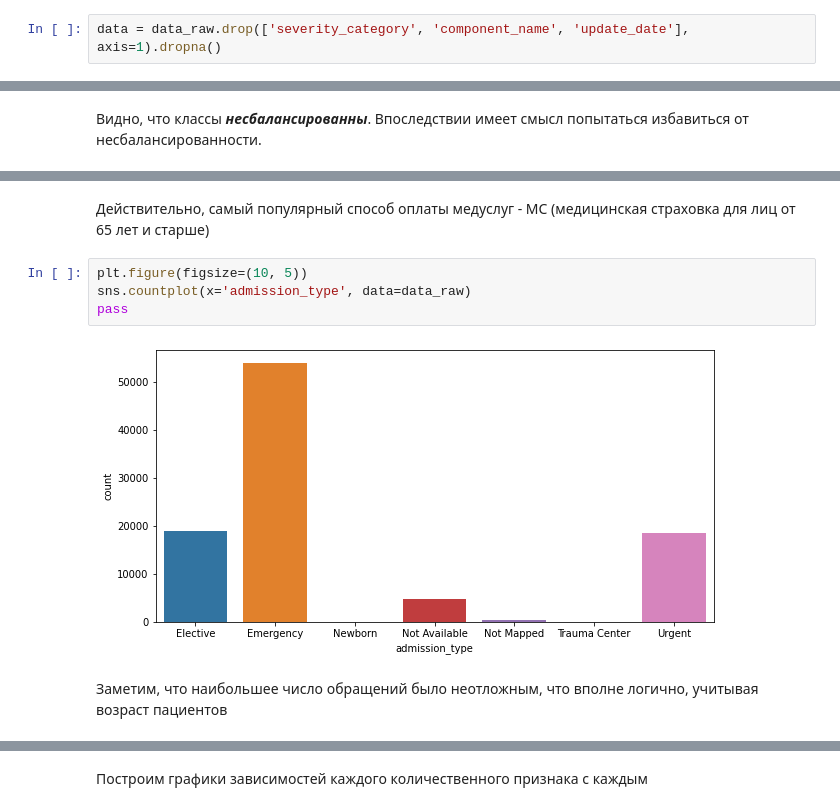
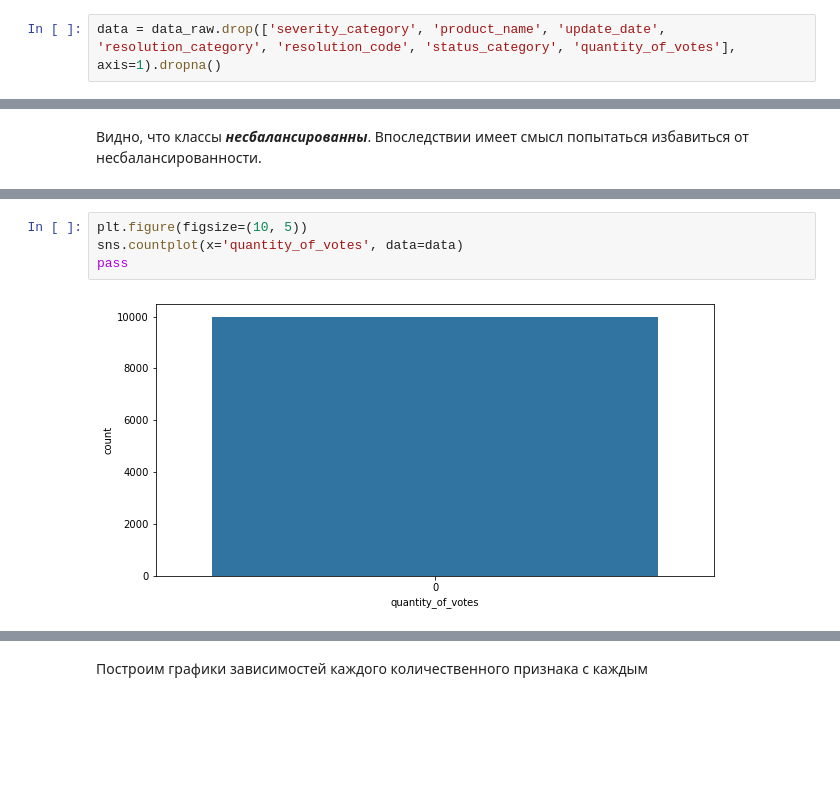
Before and after one commit to Sandro295/Masters-ML, a Jupyter notebook: homework-1.ipynb, the cells around one changed output, grey strips where cells are left out. Drawn from its saved outputs; the diff is of its cells as text; blank space fills up the shorter version.

```diff
--- a/homework-1.ipynb
+++ b/homework-1.ipynb
@@ -155,7 +168,7 @@ dtype: int64
 # %% [markdown]
 Также избавимся от строк с пропущенными данными.
 # %%
-data = data_raw.drop(['severity_category', 'component_name', 'update_date'], axis=1).dropna()
+data = data_raw.drop(['severity_category', 'product_name', 'update_date', 'resolution_category', 'resolution_code', 'status_category', 'quantity_of_votes'], axis=1).dropna()
 # %%
 data_raw.describe(include=['category'])
 # %% [output]
@@ -254,10 +232,6 @@ pass
-# %% [markdown]
-Действительно, самый популярный способ оплаты медуслуг - MC (медицинская страховка для лиц от 65 лет и старше)
 # %%
 plt.figure(figsize=(10, 5))
-sns.countplot(x='admission_type', data=data_raw)
+sns.countplot(x='quantity_of_votes', data=data)
 pass
 # %% [output]
-[figure, old version]
+[figure, new version]
-# %% [markdown]
-Заметим, что наибольшее число обращений было неотложным, что вполне логично, учитывая возраст пациентов
```
Also changed, not shown: parts of 21 cells of this notebook.
